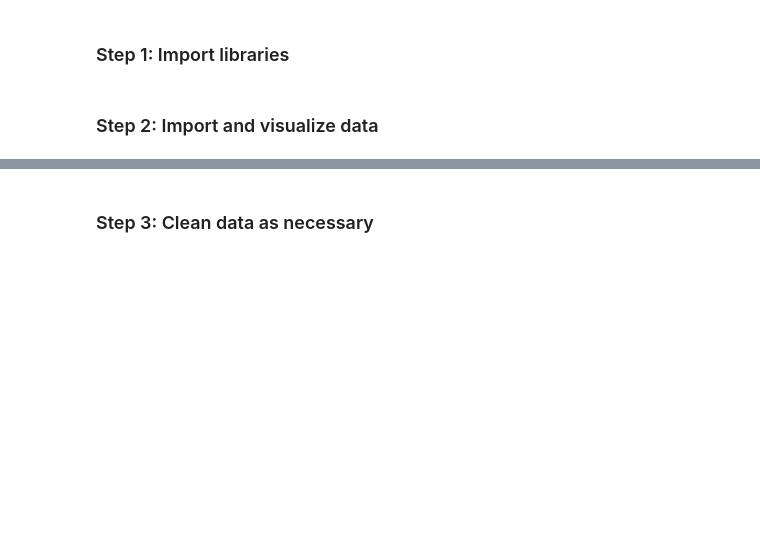
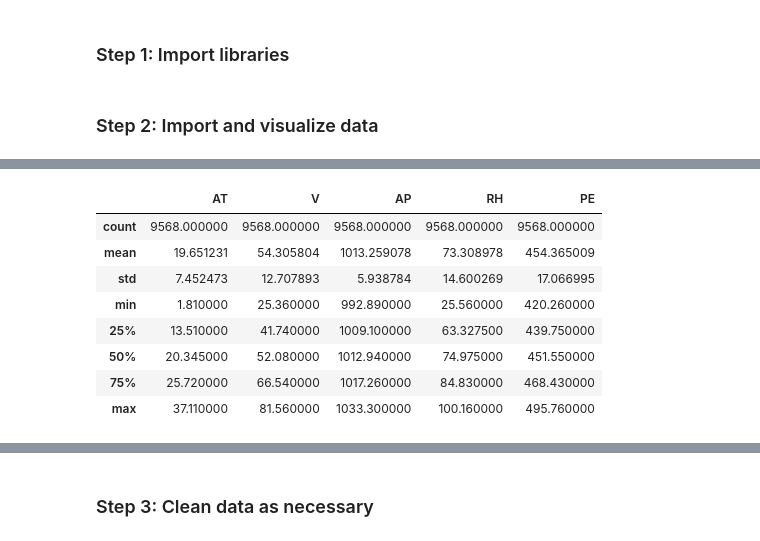
Before and after one commit to curtywang/ee5020-notes-fa21, a Jupyter notebook: day10/supervised_learning.ipynb, the cells around one changed output, grey strips where cells are left out. Cells and saved outputs as stored; diff of their text form; code cells hidden in the pictures; blank space fills up the shorter version.

```diff
--- a/day10/supervised_learning.ipynb
+++ b/day10/supervised_learning.ipynb
@@ -325,0 +347,12 @@ import sklearn.svm
+# %%
+df_plant.describe()
+# %% [output]
+|  | AT | V | AP | RH | PE |
+| count | 9568.000000 | 9568.000000 | 9568.000000 | 9568.000000 | 9568.000000 |
+| mean | 19.651231 | 54.305804 | 1013.259078 | 73.308978 | 454.365009 |
+| std | 7.452473 | 12.707893 | 5.938784 | 14.600269 | 17.066995 |
+| min | 1.810000 | 25.360000 | 992.890000 | 25.560000 | 420.260000 |
+| 25% | 13.510000 | 41.740000 | 1009.100000 | 63.327500 | 439.750000 |
+| 50% | 20.345000 | 52.080000 | 1012.940000 | 74.975000 | 451.550000 |
+| 75% | 25.720000 | 66.540000 | 1017.260000 | 84.830000 | 468.430000 |
+| max | 37.110000 | 81.560000 | 1033.300000 | 100.160000 | 495.760000 |
```
Also changed, not shown: parts of 14 cells of this notebook.
